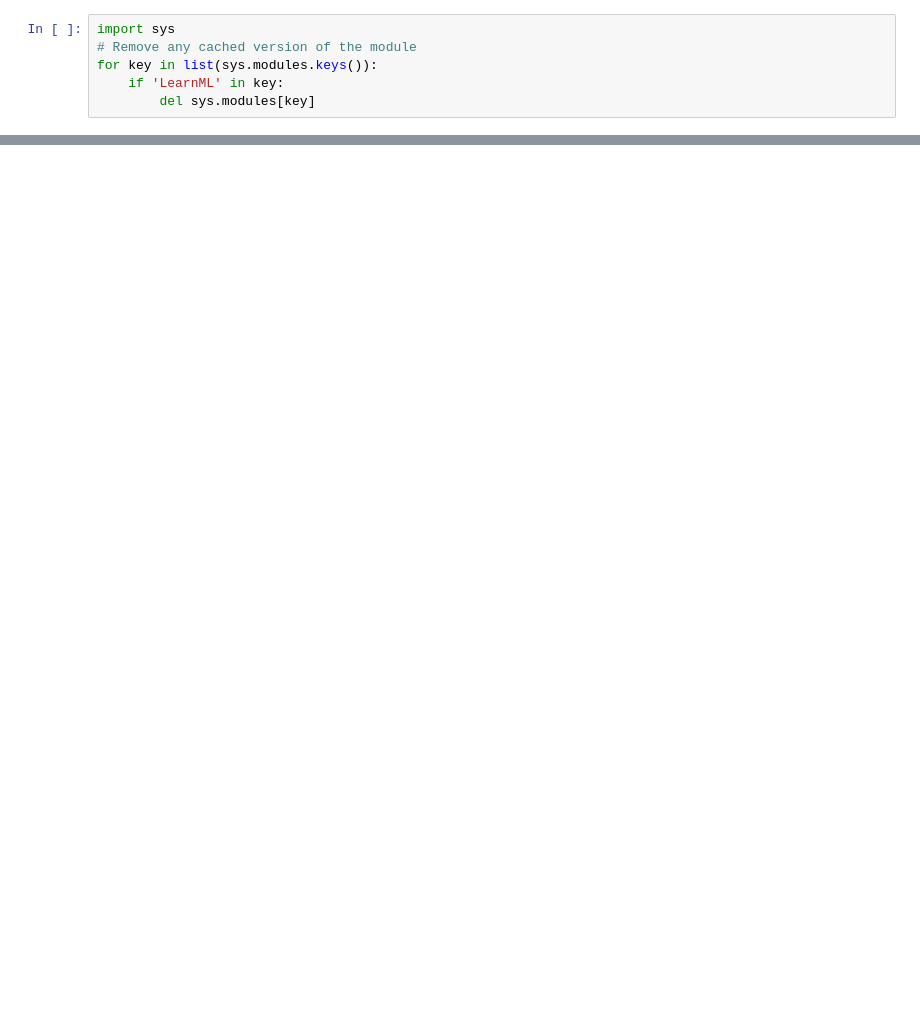
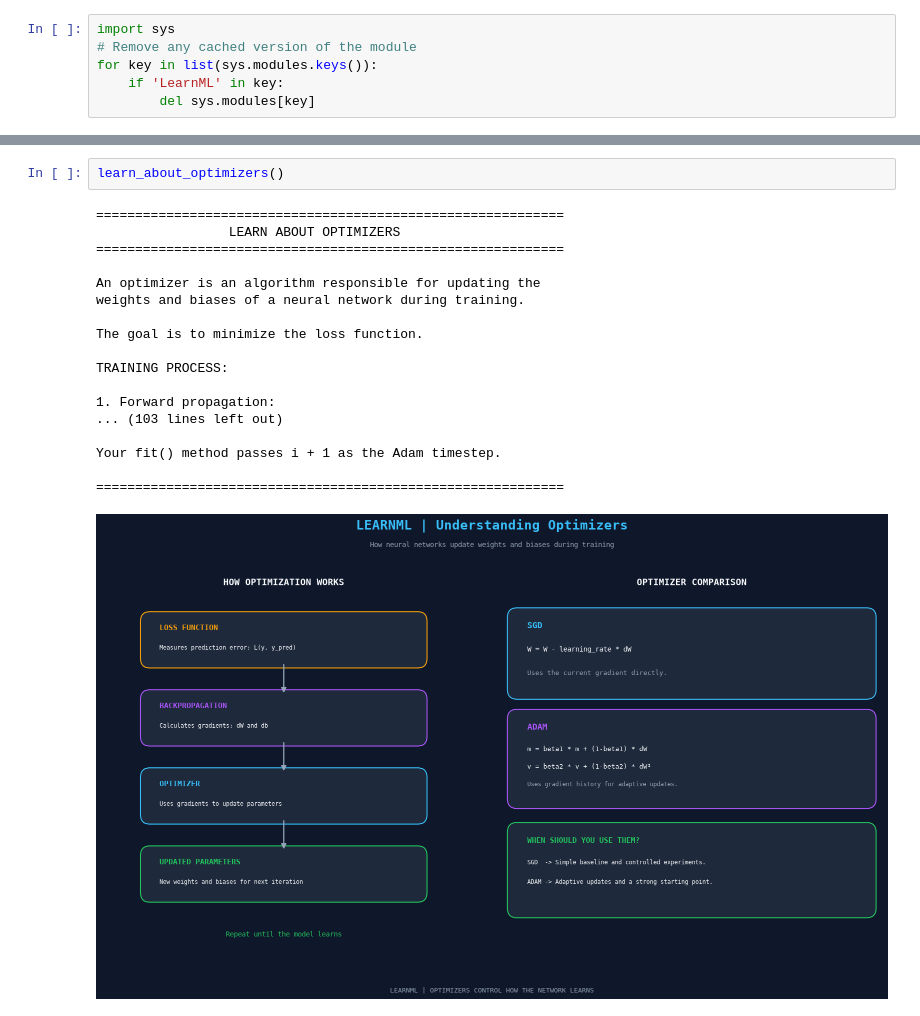
Before and after one commit to 7sn3rif/LearnML_Library, a Jupyter notebook: testing/neural_network_testing.ipynb, the cells around one changed output, grey strips where cells are left out. Cells and saved outputs as stored; diff of their text form; blank space fills up the shorter version.

```diff
--- a/testing/neural_network_testing.ipynb
+++ b/testing/neural_network_testing.ipynb
@@ -40,0 +68,21 @@ __pycache__
+# %%
+learn_about_optimizers()
+# %% [output]
+============================================================
+                 LEARN ABOUT OPTIMIZERS
+============================================================
+
+An optimizer is an algorithm responsible for updating the
+weights and biases of a neural network during training.
+
+The goal is to minimize the loss function.
+
+TRAINING PROCESS:
+
+1. Forward propagation:
+... (103 lines left out)
+
+Your fit() method passes i + 1 as the Adam timestep.
+
+============================================================
+[figure, added]
```
Also changed, not shown: parts of 17 cells of this notebook.
